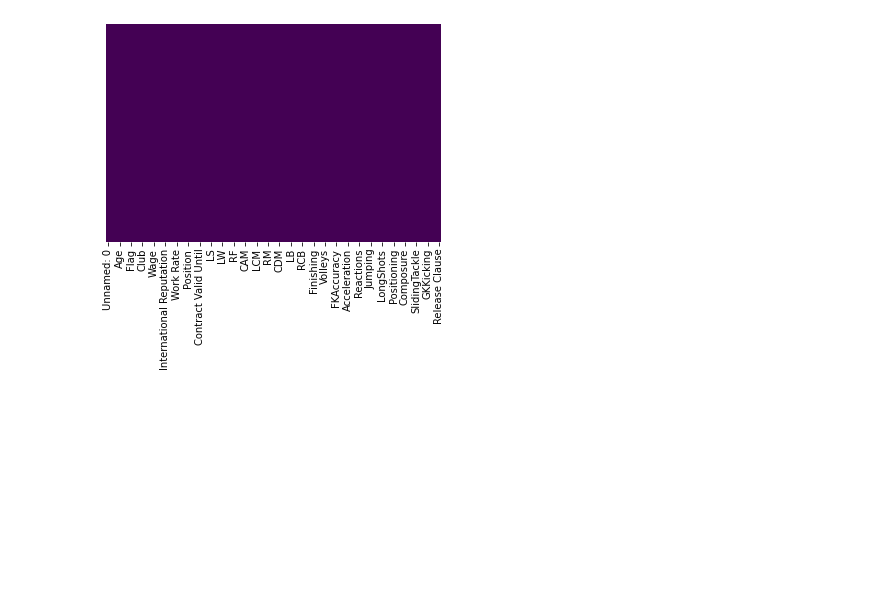
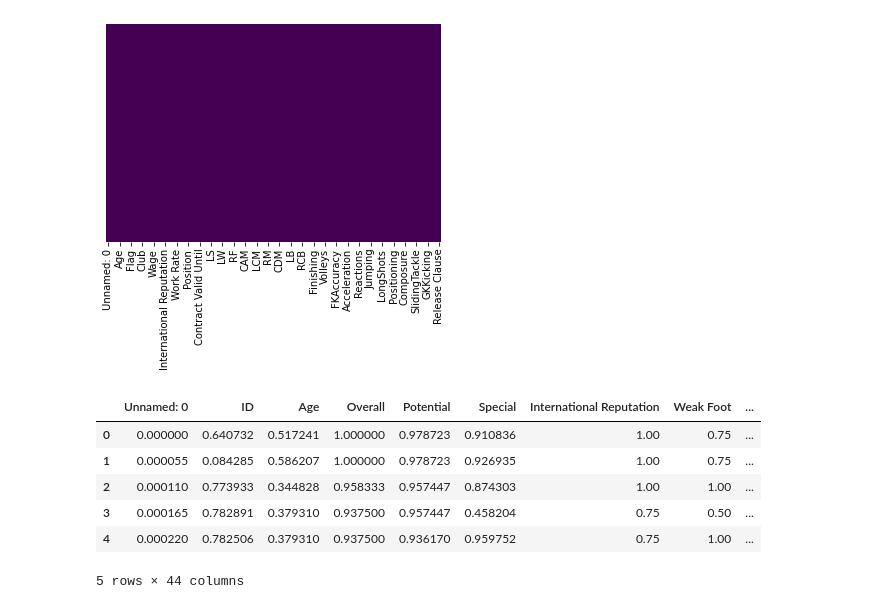
Before and after one commit to ivan-zivic/machine_learning_project_2, a Jupyter notebook: machine_learning_project_2.ipynb, the cells around one changed output. Cells and saved outputs as stored; diff of their text form; code cells hidden in the pictures; blank space fills up the shorter version.

Commit message:
Function feature_scaling implemented. This function scales features by given method (eg. MinMax) and replaces all original numeric features with scaled values.

```diff
--- a/machine_learning_project_2.ipynb
+++ b/machine_learning_project_2.ipynb
@@ -171,3 +172,23 @@ sns.heatmap(df.isna(), cmap='viridis', yticklabels=False, cbar=None)
 # %% [output]
 <AxesSubplot:>
 [figure]
+# %%
+# Funkcija koja vrsi skaliranje promenljivih zeljenom metodom
+
+def feature_scaling(df, features, method):
+
+    for feature in features:
+        scaled_feature = method.fit_transform(df[[feature]])
+        df[feature] = scaled_feature
+
+feature_scaling(df, numeric, MinMaxScaler())
+
+df[numeric].head()
+# %% [output]
+|  | Unnamed: 0 | ID | Age | Overall | Potential | Special | International Reputation | Weak Foot | ... |
+| 0 | 0.000000 | 0.640732 | 0.517241 | 1.000000 | 0.978723 | 0.910836 | 1.00 | 0.75 | ... |
+| 1 | 0.000055 | 0.084285 | 0.586207 | 1.000000 | 0.978723 | 0.926935 | 1.00 | 0.75 | ... |
+| 2 | 0.000110 | 0.773933 | 0.344828 | 0.958333 | 0.957447 | 0.874303 | 1.00 | 1.00 | ... |
+| 3 | 0.000165 | 0.782891 | 0.379310 | 0.937500 | 0.957447 | 0.458204 | 0.75 | 0.50 | ... |
+| 4 | 0.000220 | 0.782506 | 0.379310 | 0.937500 | 0.936170 | 0.959752 | 0.75 | 1.00 | ... |
+5 rows × 44 columns
```
Also changed, not shown: parts of 1 cell of this notebook.
